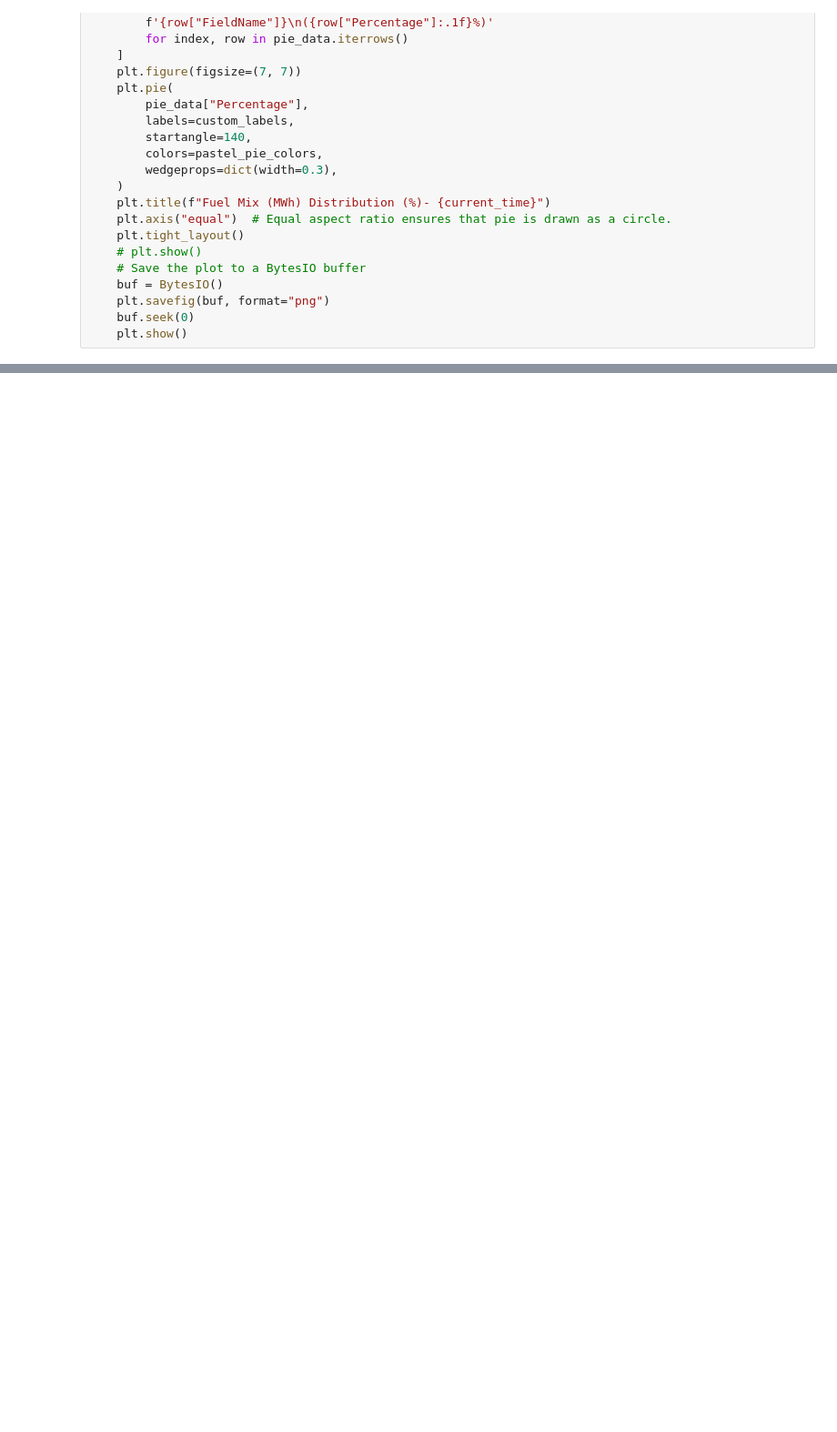
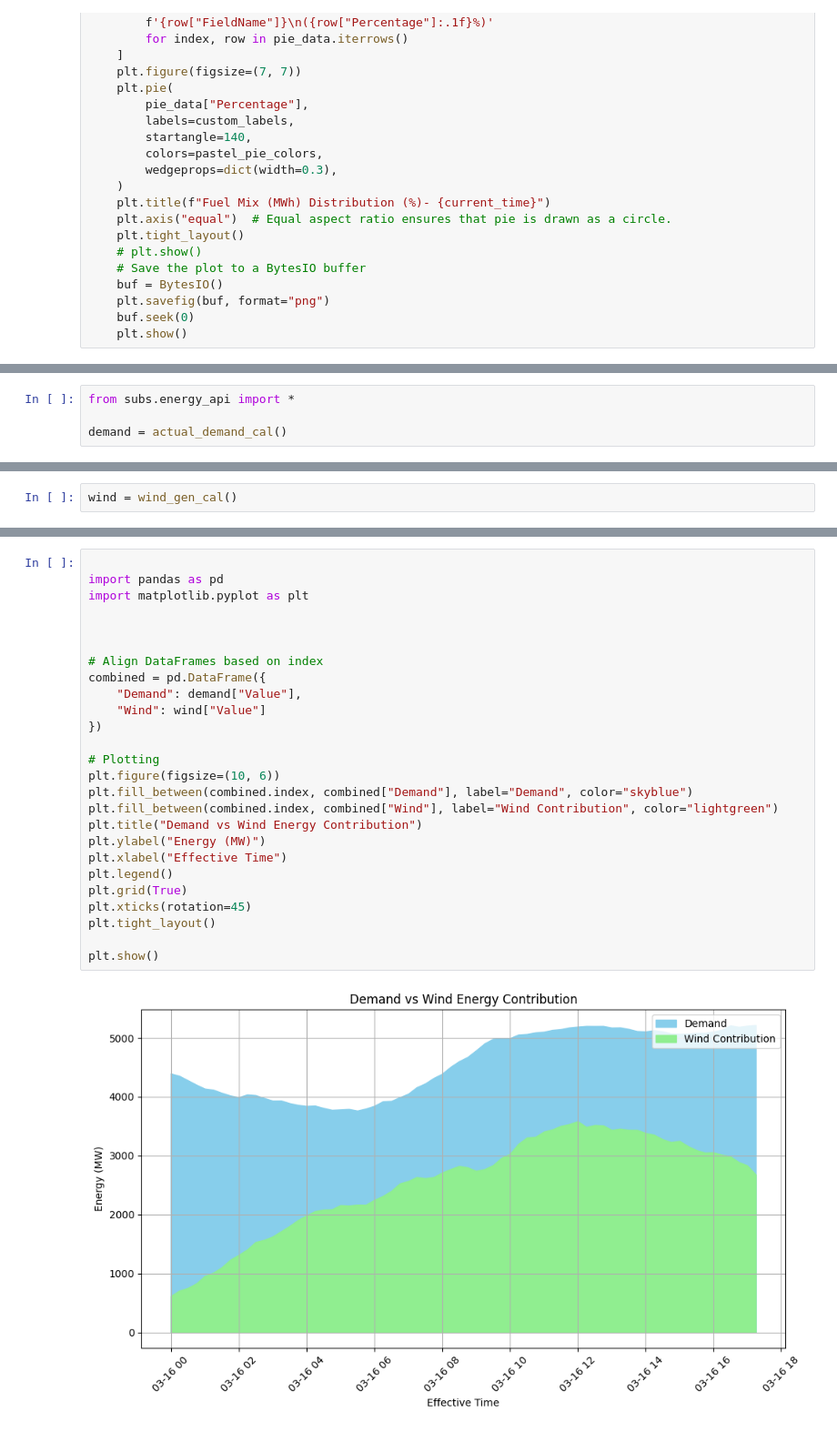
Before and after one commit to SaM-92/telegram-energy-api, a Jupyter notebook: eirgrid_api.ipynb, the cells around one changed output, grey strips where cells are left out. Shown at 91% size. Drawn from its saved outputs; the diff is of its cells as text; blank space fills up the shorter version.

Commit message:
Add area plot in nb for poc

```diff
--- a/eirgrid_api.ipynb
+++ b/eirgrid_api.ipynb
@@ -1015,0 +1184,4 @@ def pie_chart_fuel_mix(df, net_import_status, current_time):
+# %%
+from subs.energy_api import *
+
+demand = actual_demand_cal()
@@ -1015,0 +1194,2 @@ def pie_chart_fuel_mix(df, net_import_status, current_time):
+# %%
+wind = wind_gen_cal()
@@ -1015,0 +1253,28 @@ def pie_chart_fuel_mix(df, net_import_status, current_time):
+# %%
+
+import pandas as pd
+import matplotlib.pyplot as plt
+
+
+
+# Align DataFrames based on index
+combined = pd.DataFrame({
+    "Demand": demand["Value"],
+    "Wind": wind["Value"]
+})
+
+# Plotting
+plt.figure(figsize=(10, 6))
+plt.fill_between(combined.index, combined["Demand"], label="Demand", color="skyblue")
+plt.fill_between(combined.index, combined["Wind"], label="Wind Contribution", color="lightgreen")
+plt.title("Demand vs Wind Energy Contribution")
+plt.ylabel("Energy (MW)")
+plt.xlabel("Effective Time")
+plt.legend()
+plt.grid(True)
+plt.xticks(rotation=45)
+plt.tight_layout()
+
+plt.show()
+# %% [output]
+[figure, added]
```
Also changed, not shown: parts of 21 cells of this notebook, 1 other file.
